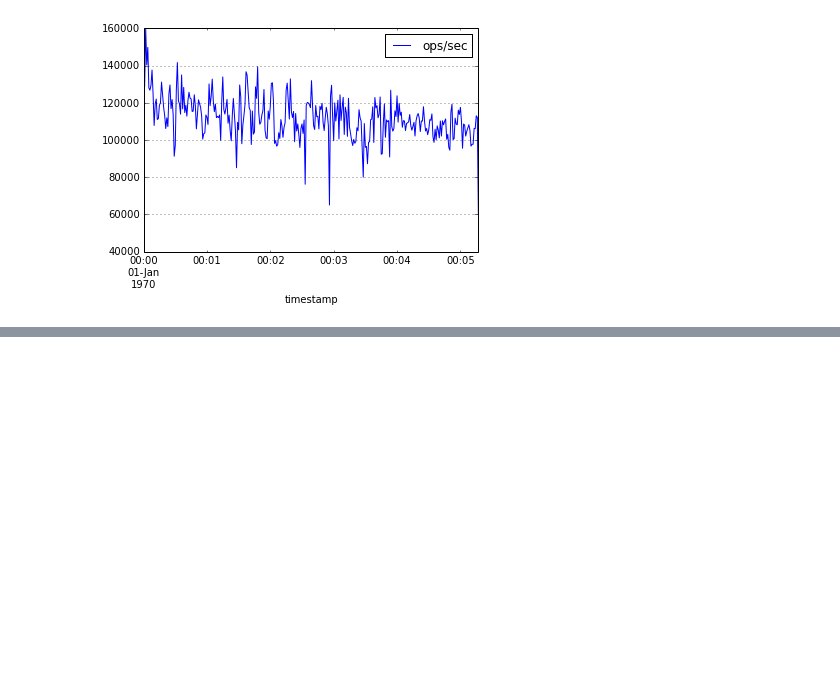
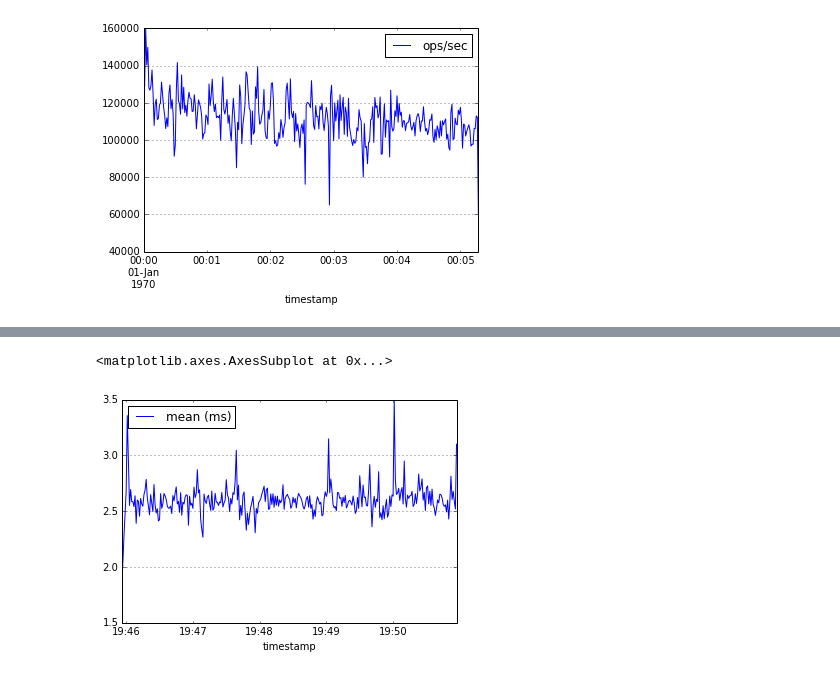
Before and after one commit to ericmoritz/cb-load, a Jupyter notebook: visualize.ipynb, the cells around one changed output, grey strips where cells are left out. Cells and saved outputs as stored; diff of their text form; code cells hidden in the pictures; blank space fills up the shorter version.

```diff
--- a/visualize.ipynb
+++ b/visualize.ipynb
@@ -83,3 +83,5 @@ data.plot()
 # %% [output]
 <matplotlib.axes.AxesSubplot at 0x...>
 [figure]
+# %%
+data = load("data/results-cas6-incr4-1k-elapsed-mean.csv", "mean (ms)")
@@ -85,0 +101,5 @@ data.plot()
+# %%
+data.plot()
+# %% [output]
+<matplotlib.axes.AxesSubplot at 0x...>
+[figure, added]
```
Also changed, not shown: parts of 4 cells of this notebook, 5 other files.
